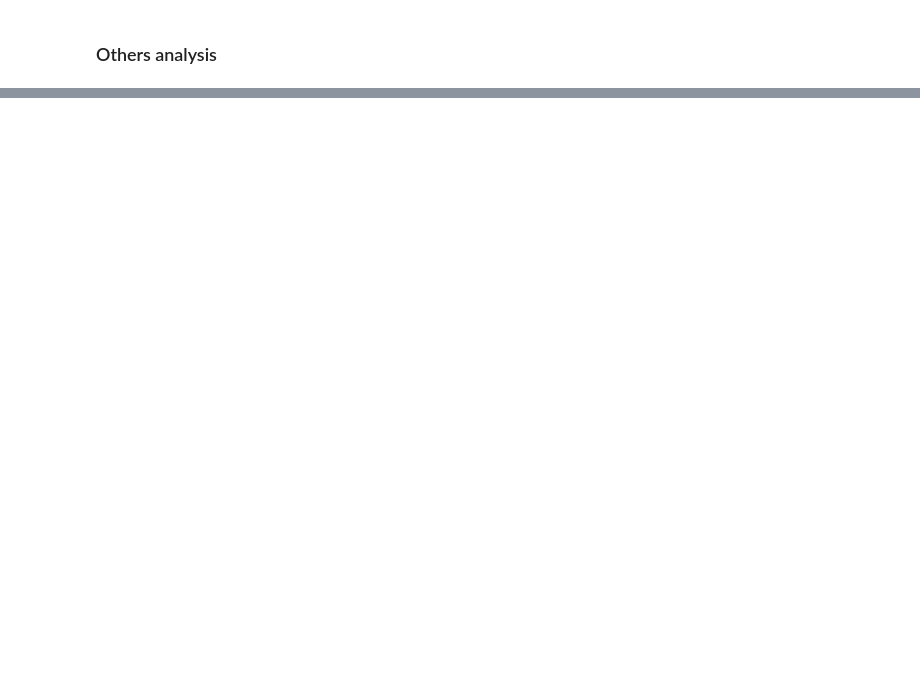
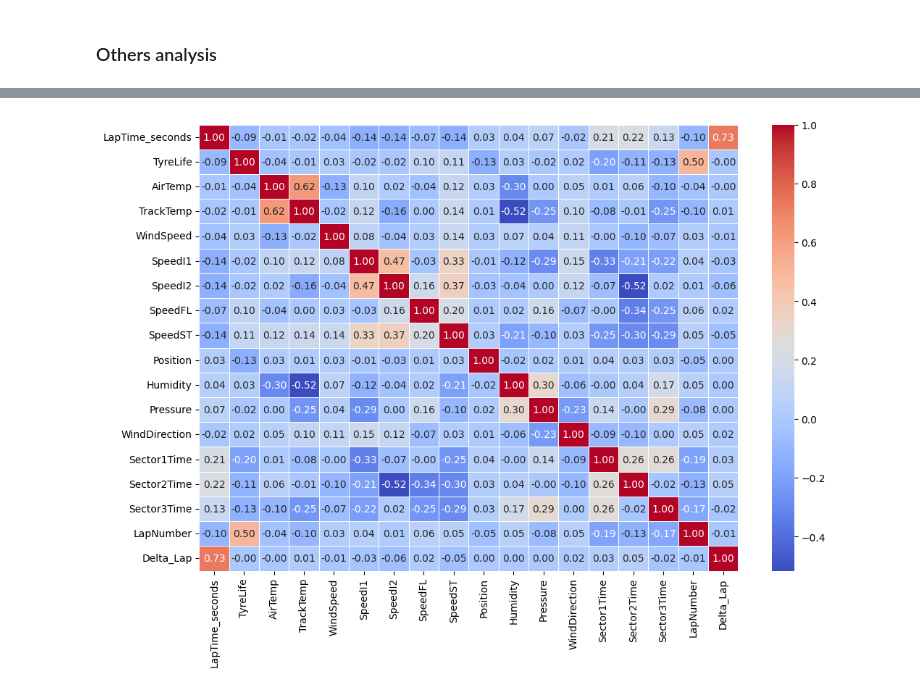
Before and after one commit to diegonbotelho/f1-tire-prediction, a Jupyter notebook: notebooks/diego_data_explore.ipynb, the cells around one changed output, grey strips where cells are left out. Drawn from its saved outputs; the diff is of its cells as text; code cells hidden in the pictures; blank space fills up the shorter version.

Commit message:
Exploratoy analysis v2

```diff
--- a/notebooks/diego_data_explore.ipynb
+++ b/notebooks/diego_data_explore.ipynb
@@ -301,0 +428,16 @@ plt.show()
+# %%
+# Convert lap times to seconds
+all_races_data['LapTime_seconds'] = all_races_data['LapTime'].dt.total_seconds()
+all_races_data['Sector1Time'] = all_races_data['Sector1Time'].dt.total_seconds()
+all_races_data['Sector2Time'] = all_races_data['Sector2Time'].dt.total_seconds()
+all_races_data['Sector3Time'] = all_races_data['Sector3Time'].dt.total_seconds()
+# %%
+# Calculate delta_lap (time difference between consecutive laps for each driver)
+all_races_data['Delta_Lap'] = 0.0
+
+for driver in all_races_data['Driver'].unique():
+    driver_data = all_races_data[all_races_data['Driver'] == driver]
+    delta_lap = driver_data['LapTime_seconds'].diff().fillna(0)
+    all_races_data.loc[driver_data.index, 'Delta_Lap'] = delta_lap
+
+all_races_data.head()
@@ -301,0 +451,6 @@ plt.show()
+# %%
+data = all_races_data
+
+# Missing Data Analysis
+print("Missing data per column:")
+print(data.isnull().sum())
@@ -301,0 +475,18 @@ plt.show()
+# %%
+# Handle missing data
+# Fill null values in numeric columns with the median
+numerical_columns = data.select_dtypes(include=[np.number]).columns
+data[numerical_columns] = data[numerical_columns].fillna(data[numerical_columns].median())
+
+# Remove columns with too many null values
+data = data.dropna(axis=1, thresh=0.7 * len(data))
+# %%
+# Correlation matrix using Pearson's correlation coefficient
+correlation_matrix = data[numerical_features].corr()
+
+# Heatmap
+plt.figure(figsize=(12, 8))
+sns.heatmap(correlation_matrix, annot=True, cmap='coolwarm', fmt='.2f', linewidths=0.5)
+plt.show()
+# %% [output]
+[figure, added]
```
Also changed, not shown: parts of 20 cells of this notebook.
